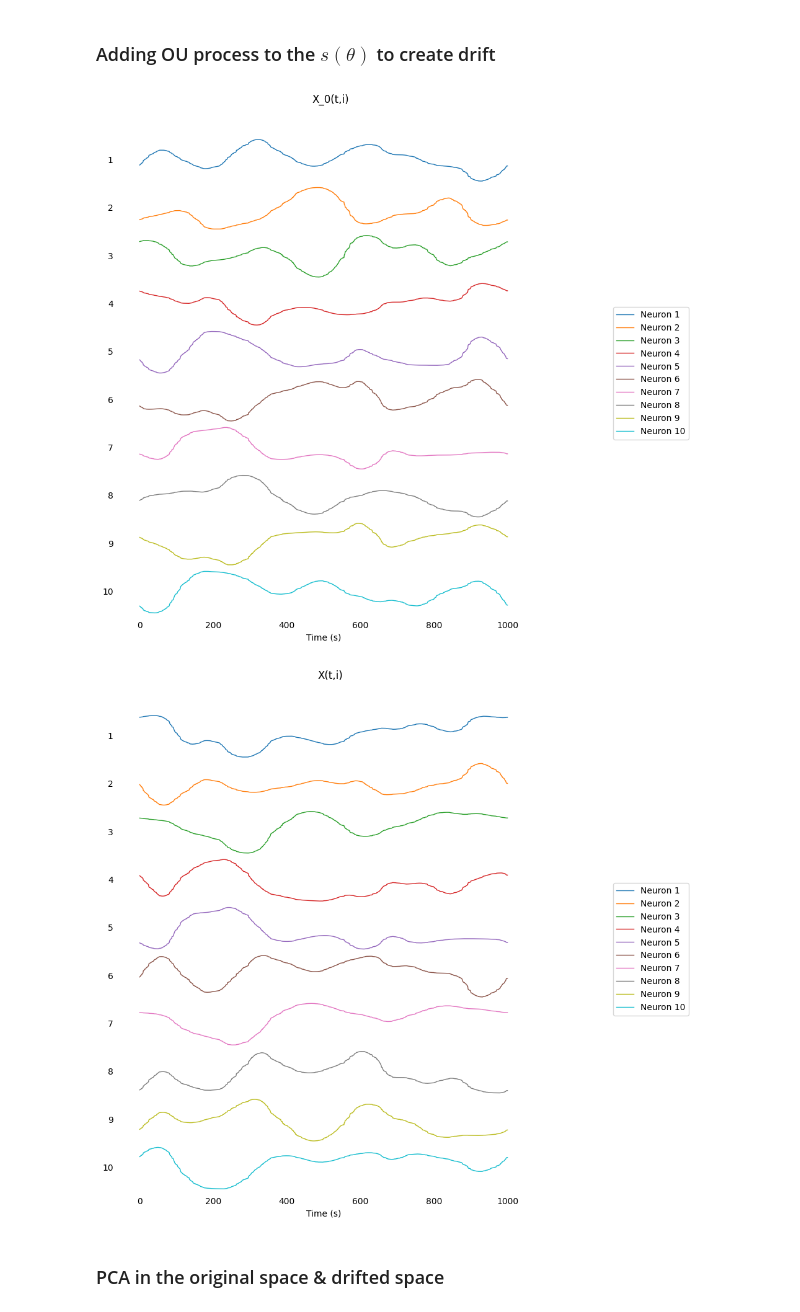
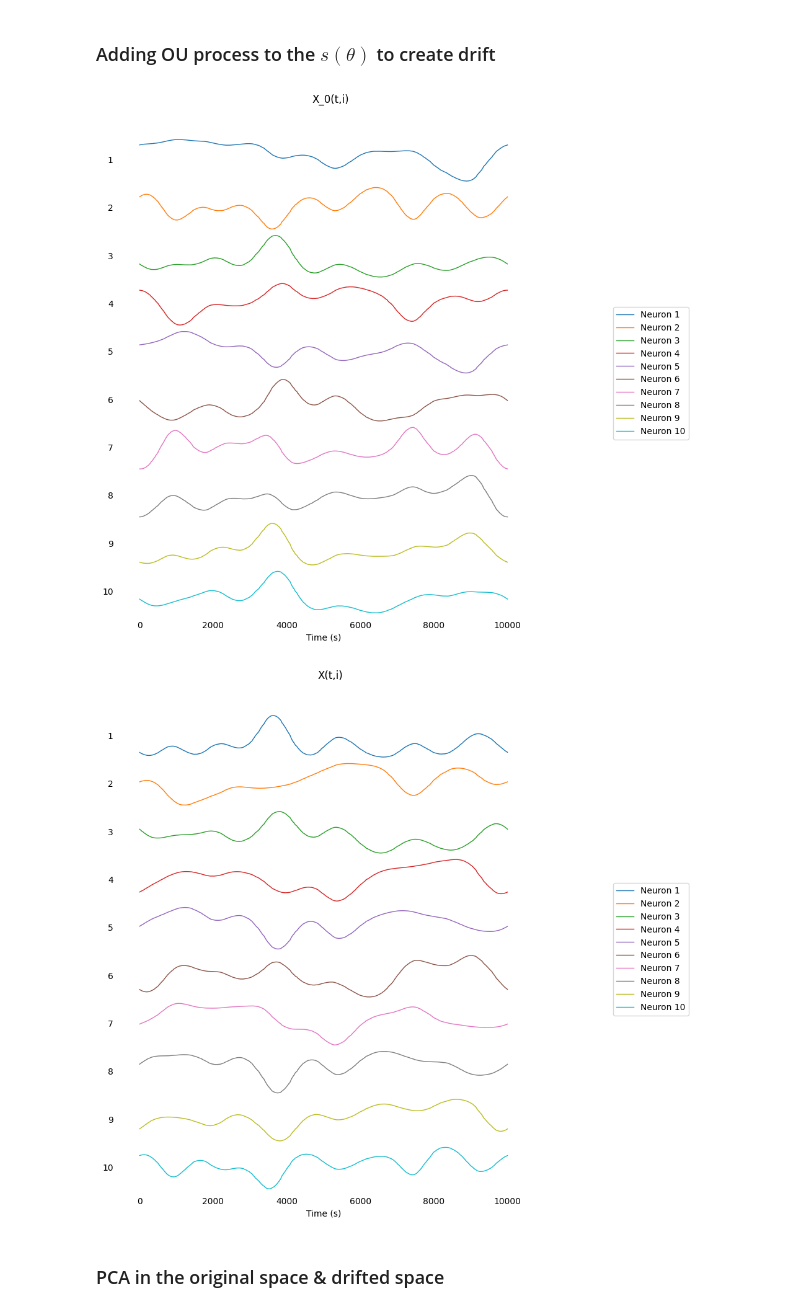
Before and after one commit to neuralalgorithms/representational-drift, a Jupyter notebook: OU_process.ipynb, the cells around one changed output. Cells and saved outputs as stored; diff of their text form; code cells hidden in the pictures.

```diff
--- a/OU_process.ipynb
+++ b/OU_process.ipynb
@@ -134,7 +134,7 @@ def plot_polar_hist(theta_t, bins=32):
 # %%
 
 # Von Mises path
-T=1000
+T=10000
 dt=0.01
 mu_deg=90.0
 kappa=0.0
@@ -150,7 +150,7 @@ variance=1.0
 # mean=-1.0
 mean = 0.0
 transform="softplus"
-gp_seed= 2
+gp_seed= 5
 # %% [markdown]
 ### Draw $\theta$ from Von Mises distribution
 # %%
@@ -255,22 +255,23 @@ def plot_neurons_lineplot(X, ylabel="Neuron", title= None):
     plt.subplots_adjust(hspace=0.05, right=0.85)
     plt.show()
 # %%
-alpha = 0.02
-ou_seed = 3
+alpha = 0.2
+# every time select a new ou_seed
+ou_seed = np.random.randint(0, 100)
 N = 10
 d_steps = 1000
 
 U, U_0 = ou_drift(d_steps=d_steps, N=N, K=K, alpha=alpha, seed=ou_seed)
 
 X = U @ S_t.T  # shape (N, T)
 X0 = U_0 @ S_t.T # initial state
 # visualization
 
 plot_neurons_lineplot(X0, title="X_0(t,i)")
 plot_neurons_lineplot(X, title = "X(t,i)")
 # %% [output]
-[figure, old version]
+[figure, new version]
-[figure, old version]
+[figure, new version]
 # %% [markdown]
 ### PCA in the original space & drifted space
 # %%
```
Also changed, not shown: parts of 11 cells of this notebook.
